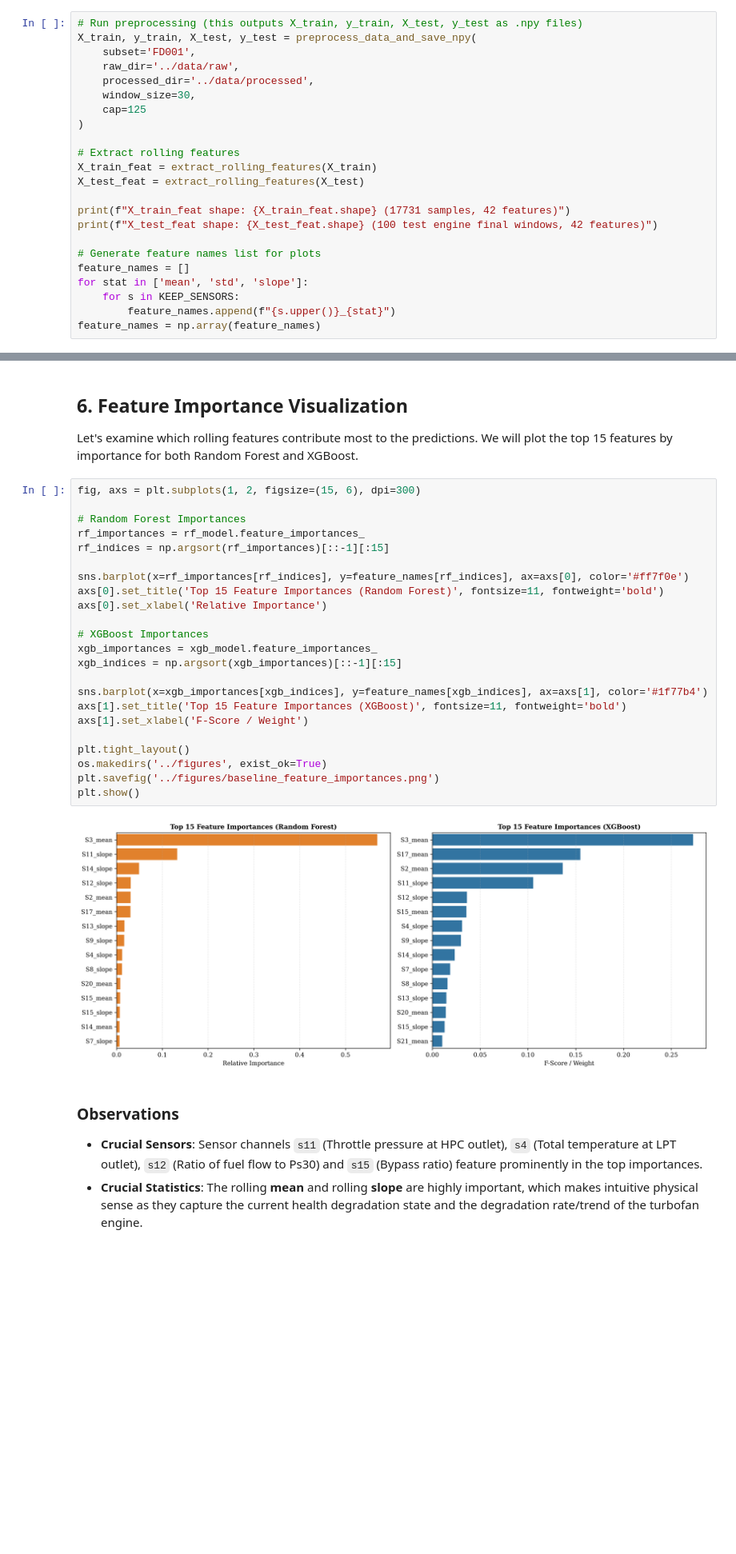
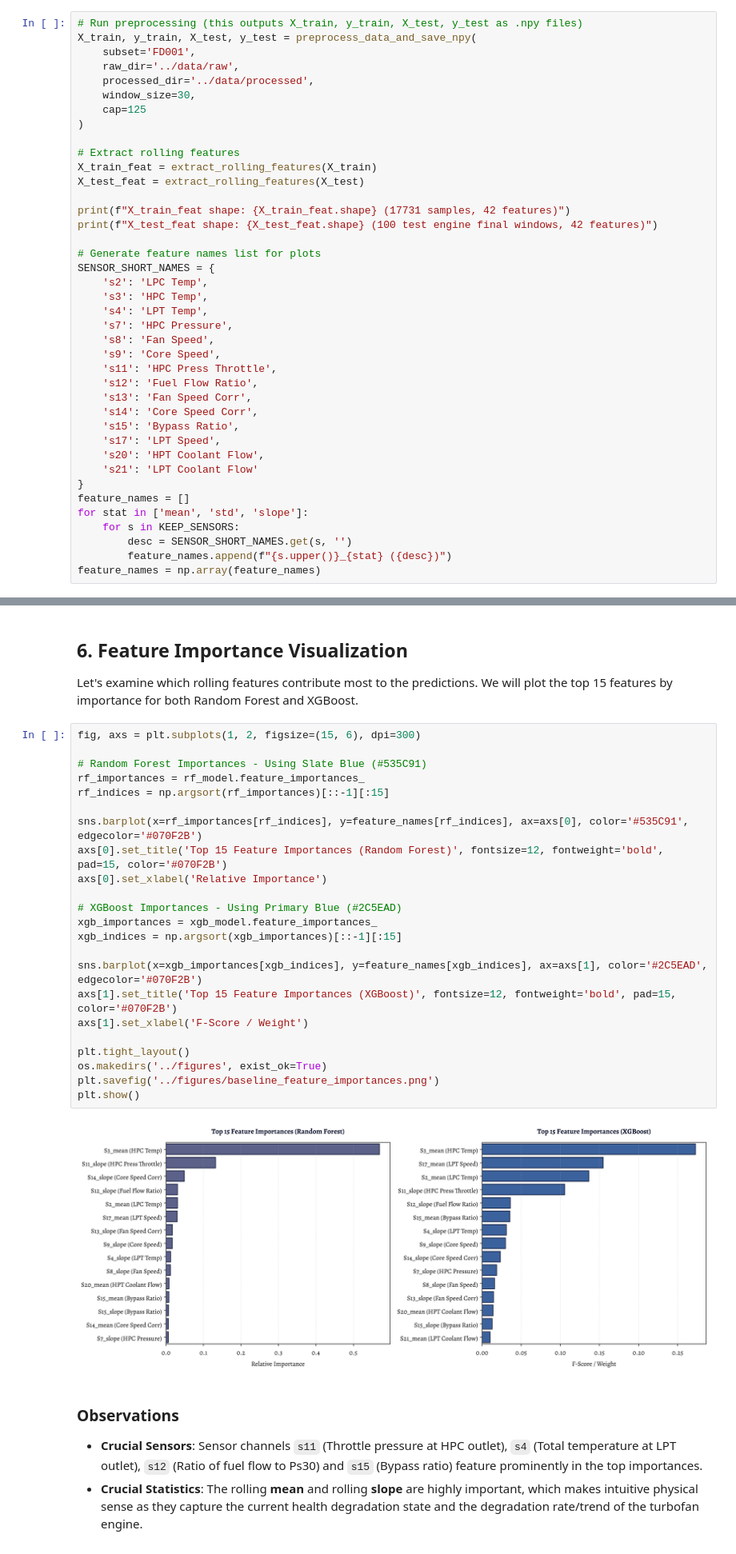
Before and after one commit to hamza-ihind/RulTurbine, a Jupyter notebook: notebooks/02_baseline_model.ipynb, the cells around one changed output, grey strips where cells are left out. Shown at 80% size. Drawn from its saved outputs; the diff is of its cells as text; blank space fills up the shorter version.

```diff
--- a/notebooks/02_baseline_model.ipynb
+++ b/notebooks/02_baseline_model.ipynb
@@ -64,10 +80,27 @@ print(f"X_train_feat shape: {X_train_feat.shape} (17731 samples, 42 features)")
 print(f"X_test_feat shape: {X_test_feat.shape} (100 test engine final windows, 42 features)")
 
 # Generate feature names list for plots
+SENSOR_SHORT_NAMES = {
+    's2': 'LPC Temp',
+    's3': 'HPC Temp',
+    's4': 'LPT Temp',
+    's7': 'HPC Pressure',
+    's8': 'Fan Speed',
+    's9': 'Core Speed',
+    's11': 'HPC Press Throttle',
+    's12': 'Fuel Flow Ratio',
+    's13': 'Fan Speed Corr',
+    's14': 'Core Speed Corr',
+    's15': 'Bypass Ratio',
+    's17': 'LPT Speed',
+    's20': 'HPT Coolant Flow',
+    's21': 'LPT Coolant Flow'
+}
 feature_names = []
 for stat in ['mean', 'std', 'slope']:
     for s in KEEP_SENSORS:
-        feature_names.append(f"{s.upper()}_{stat}")
+        desc = SENSOR_SHORT_NAMES.get(s, '')
+        feature_names.append(f"{s.upper()}_{stat} ({desc})")
 feature_names = np.array(feature_names)
 # %% [output]
 Processed dataset saved successfully to ../data/processed:
@@ -181,28 +214,28 @@ Let's examine which rolling features contribute most to the predictions. We will
 # %%
 fig, axs = plt.subplots(1, 2, figsize=(15, 6), dpi=300)
 
-# Random Forest Importances
+# Random Forest Importances - Using Slate Blue (#535C91)
 rf_importances = rf_model.feature_importances_
 rf_indices = np.argsort(rf_importances)[::-1][:15]
 
-sns.barplot(x=rf_importances[rf_indices], y=feature_names[rf_indices], ax=axs[0], color='#ff7f0e')
-axs[0].set_title('Top 15 Feature Importances (Random Forest)', fontsize=11, fontweight='bold')
+sns.barplot(x=rf_importances[rf_indices], y=feature_names[rf_indices], ax=axs[0], color='#535C91', edgecolor='#070F2B')
+axs[0].set_title('Top 15 Feature Importances (Random Forest)', fontsize=12, fontweight='bold', pad=15, color='#070F2B')
 axs[0].set_xlabel('Relative Importance')
 
-# XGBoost Importances
+# XGBoost Importances - Using Primary Blue (#2C5EAD)
 xgb_importances = xgb_model.feature_importances_
 xgb_indices = np.argsort(xgb_importances)[::-1][:15]
 
-sns.barplot(x=xgb_importances[xgb_indices], y=feature_names[xgb_indices], ax=axs[1], color='#1f77b4')
-axs[1].set_title('Top 15 Feature Importances (XGBoost)', fontsize=11, fontweight='bold')
+sns.barplot(x=xgb_importances[xgb_indices], y=feature_names[xgb_indices], ax=axs[1], color='#2C5EAD', edgecolor='#070F2B')
+axs[1].set_title('Top 15 Feature Importances (XGBoost)', fontsize=12, fontweight='bold', pad=15, color='#070F2B')
 axs[1].set_xlabel('F-Score / Weight')
 
 plt.tight_layout()
 os.makedirs('../figures', exist_ok=True)
 plt.savefig('../figures/baseline_feature_importances.png')
 plt.show()
 # %% [output]
-[figure, old version]
+[figure, new version]
 # %% [markdown]
 ### Observations
 - **Crucial Sensors**: Sensor channels `s11` (Throttle pressure at HPC outlet), `s4` (Total temperature at LPT outlet), `s12` (Ratio of fuel flow to Ps30) and `s15` (Bypass ratio) feature prominently in the top importances.
```
Also changed, not shown: parts of 2 cells of this notebook, 37 other files.
